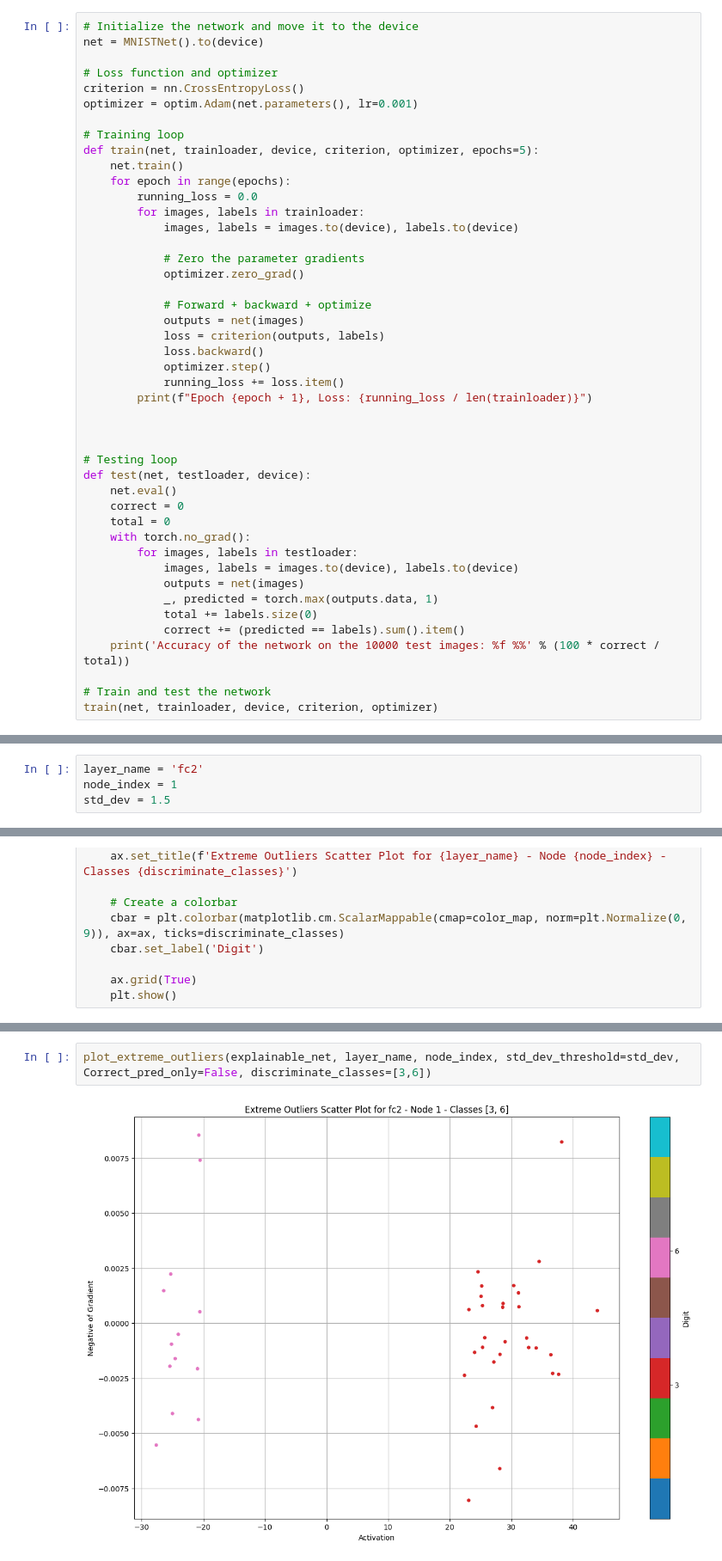
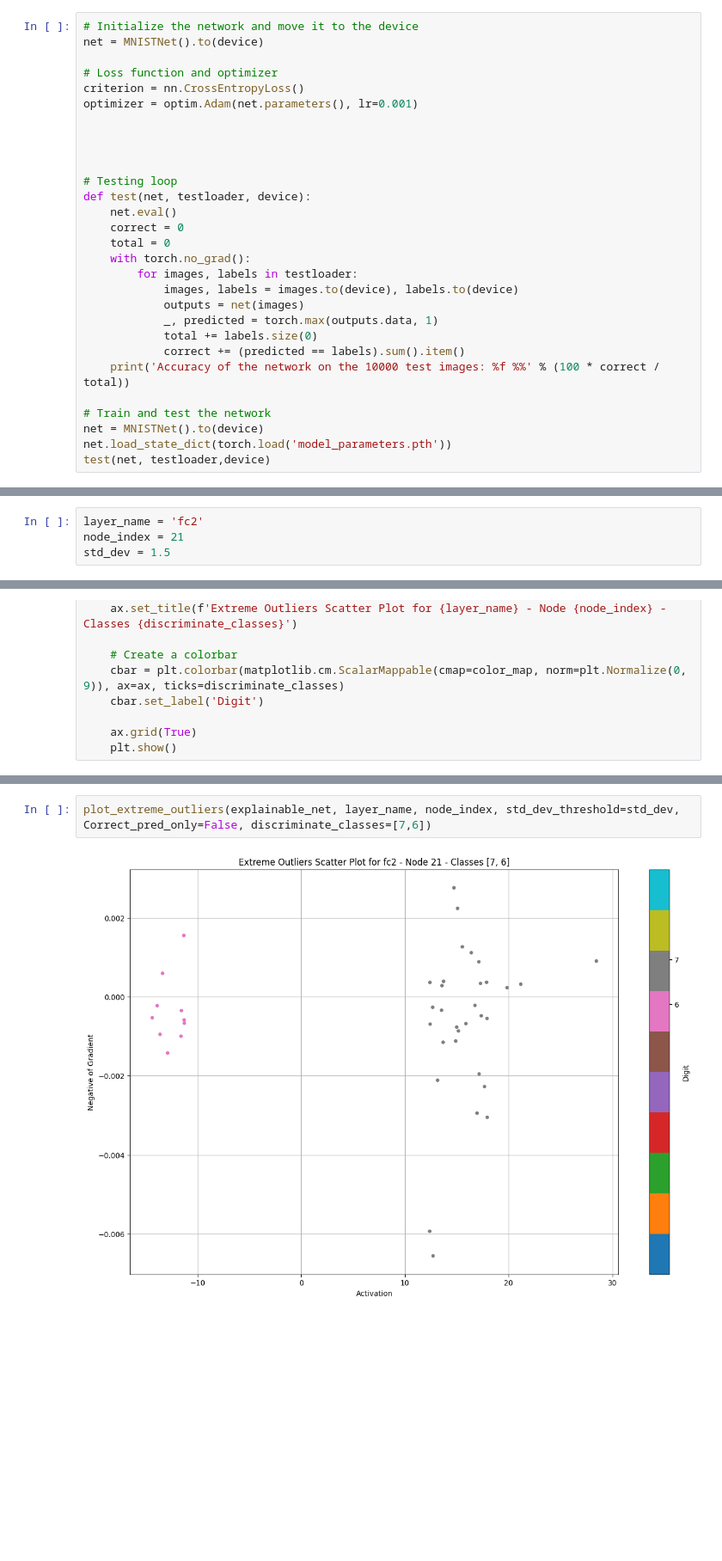
Before and after one commit to benrichards4376/Explanatory-Neural-Networks, a Jupyter notebook: pretrained_cnn.ipynb, the cells around one changed output, grey strips where cells are left out. Shown at 86% size. Saved outputs shown, nothing was run; the diff lists cells and outputs as text; blank space fills up the shorter version.

```diff
--- a/pretrained_cnn.ipynb
+++ b/pretrained_cnn.ipynb
@@ -132,24 +117,6 @@ net = MNISTNet().to(device)
 criterion = nn.CrossEntropyLoss()
 optimizer = optim.Adam(net.parameters(), lr=0.001)
 
-# Training loop
-def train(net, trainloader, device, criterion, optimizer, epochs=5):
-    net.train()
-    for epoch in range(epochs):
-        running_loss = 0.0
-        for images, labels in trainloader:
-            images, labels = images.to(device), labels.to(device)
-
-            # Zero the parameter gradients
-            optimizer.zero_grad()
-
-            # Forward + backward + optimize
-            outputs = net(images)
-            loss = criterion(outputs, labels)
-            loss.backward()
-            optimizer.step()
-            running_loss += loss.item()
-        print(f"Epoch {epoch + 1}, Loss: {running_loss / len(trainloader)}")
 
 
 
@@ -168,5 +135,7 @@ def test(net, testloader, device):
     print('Accuracy of the network on the 10000 test images: %f %%' % (100 * correct / total))
 
 # Train and test the network
-train(net, trainloader, device, criterion, optimizer)
+net = MNISTNet().to(device)
+net.load_state_dict(torch.load('model_parameters.pth'))
+test(net, testloader,device)
 # %% [output]
@@ -582,7 +547,7 @@ print_activation_structure(extreme_activations_result, explainable_net.layer_nam
     low Extreme Activations: None
 # %%
 layer_name = 'fc2'
-node_index = 1
+node_index = 21
 std_dev = 1.5
 # %%
 def plot_extreme_outliers(explainable_network, layer_name, node_index, std_dev_threshold=3, discriminate_classes=[], Correct_pred_only=False):
@@ -668,7 +633,7 @@ plot_extreme_outliers(explainable_net, layer_name, node_index, std_dev_threshold
 # %%
-plot_extreme_outliers(explainable_net, layer_name, node_index, std_dev_threshold=std_dev, Correct_pred_only=False, discriminate_classes=[3,6])
+plot_extreme_outliers(explainable_net, layer_name, node_index, std_dev_threshold=std_dev, Correct_pred_only=False, discriminate_classes=[7,6])
 # %% [output]
-[figure, old version]
+[figure, new version]
 # %%
 def plot_extreme_outliers_quad(explainable_network, layer_name, node_index, quadrant, std_dev_threshold=3, discriminate_classes=[]):
     activations = []
```
Also changed, not shown: parts of 17 cells of this notebook, 1 other file.
